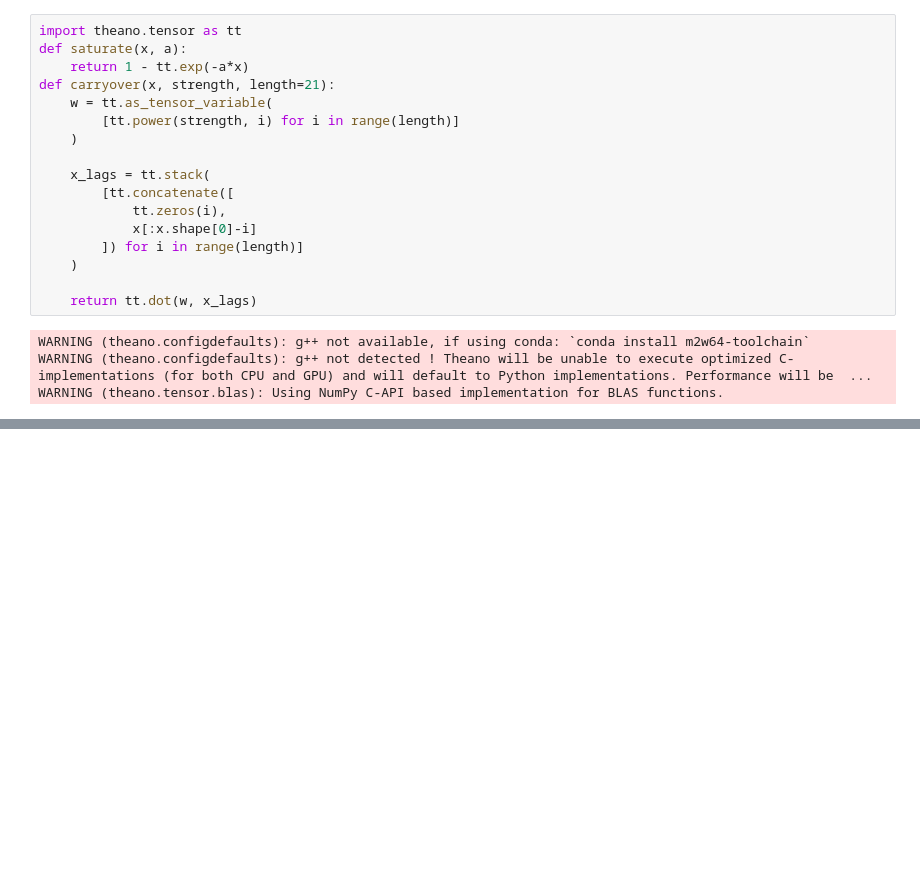
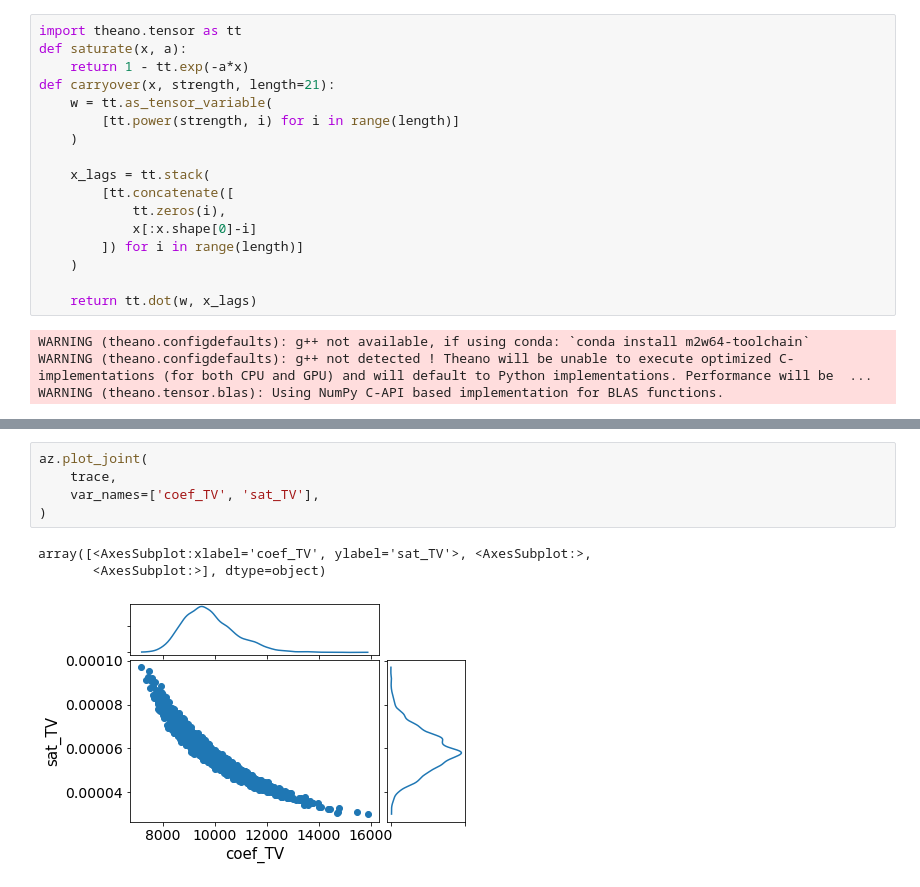
Before and after one commit to palVikram/Mix_Modelling_Marketing, a Jupyter notebook: Bayesian Marketing Mix Modeling.ipynb, the cells around one changed output, grey strips where cells are left out. Drawn from its saved outputs; the diff is of its cells as text; blank space fills up the shorter version.

```diff
--- a/Bayesian Marketing Mix Modeling.ipynb
+++ b/Bayesian Marketing Mix Modeling.ipynb
@@ -45,0 +98,9 @@ WARNING (theano.tensor.blas): Using NumPy C-API based implementation for BLAS fu
+# %%
+az.plot_joint(
+    trace,
+    var_names=['coef_TV', 'sat_TV'],
+)
+# %% [output]
+array([<AxesSubplot:xlabel='coef_TV', ylabel='sat_TV'>, <AxesSubplot:>,
+       <AxesSubplot:>], dtype=object)
+[figure, added]
```
Also changed, not shown: parts of 6 cells of this notebook.
